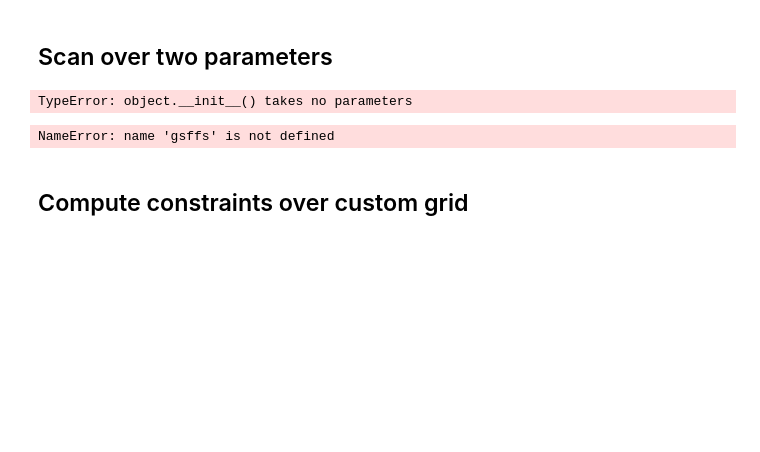
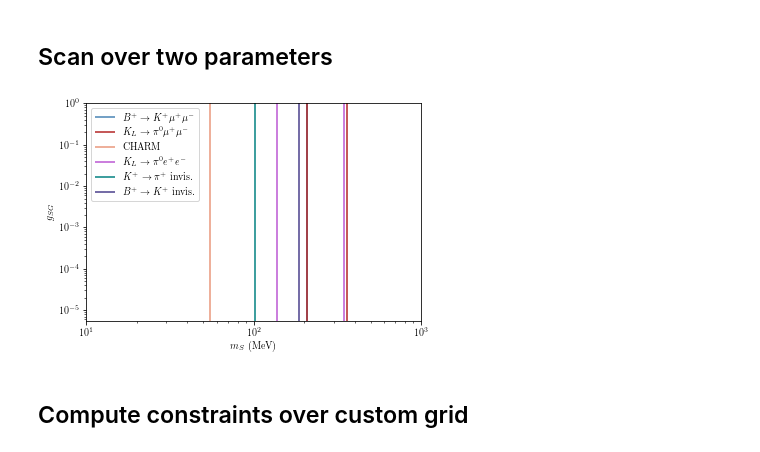
Before and after one commit to LoganAMorrison/Hazma, a Jupyter notebook: tutorials/constraints.ipynb, the cells around one changed output. Cells and saved outputs as stored; diff of their text form; code cells hidden in the pictures; blank space fills up the shorter version.

```diff
--- a/tutorials/constraints.ipynb
+++ b/tutorials/constraints.ipynb
@@ -57,7 +60,7 @@ sm = ScalarMediator(**sm_args)
 # %% [markdown]
 ## Scan over two parameters
 # %%
-sm_args = {"mx": 10000., "ms": 220., "st": 1}
+sm_args = {"mx": 10000., "ms": 220., "gsxx" : 1., "stheta": 1}
 sm = HiggsPortal(**sm_args)
 
 mss = np.logspace(1, 3, 150)
@@ -65,24 +68,22 @@ sthetas = np.logspace(np.log10(5.5e-6), 0, 160)
 
 # Compute constraints
 constr_imgs = sm.constrain("ms", mss, "st", sthetas)
-# %% [output]
-TypeError: object.__init__() takes no parameters
 # %%
-mss_mg, gsffs_mg = np.meshgrid(mss, gsffs)
+mss_mg, gsffs_mg = np.meshgrid(mss, sthetas)
 
 for cn, img in constr_imgs.iteritems():
     cont = plt.contour(mss_mg, gsffs_mg, img, levels=[0],
                        colors=get_colors(cn))
     cont.collections[0].set_label(get_tex_label(cn))
 
 # plt.grid()
 plt.xlabel(r"$m_S$ (MeV)")
 plt.ylabel(r"$g_{SG}$")
 plt.legend(loc="upper left")
 plt.xscale("log")
 plt.yscale("log")
 # %% [output]
-NameError: name 'gsffs' is not defined
+[figure, added]
 # %% [markdown]
 ## Compute constraints over custom grid
 # %%
```
Also changed, not shown: parts of 2 cells of this notebook, 9 other files.
